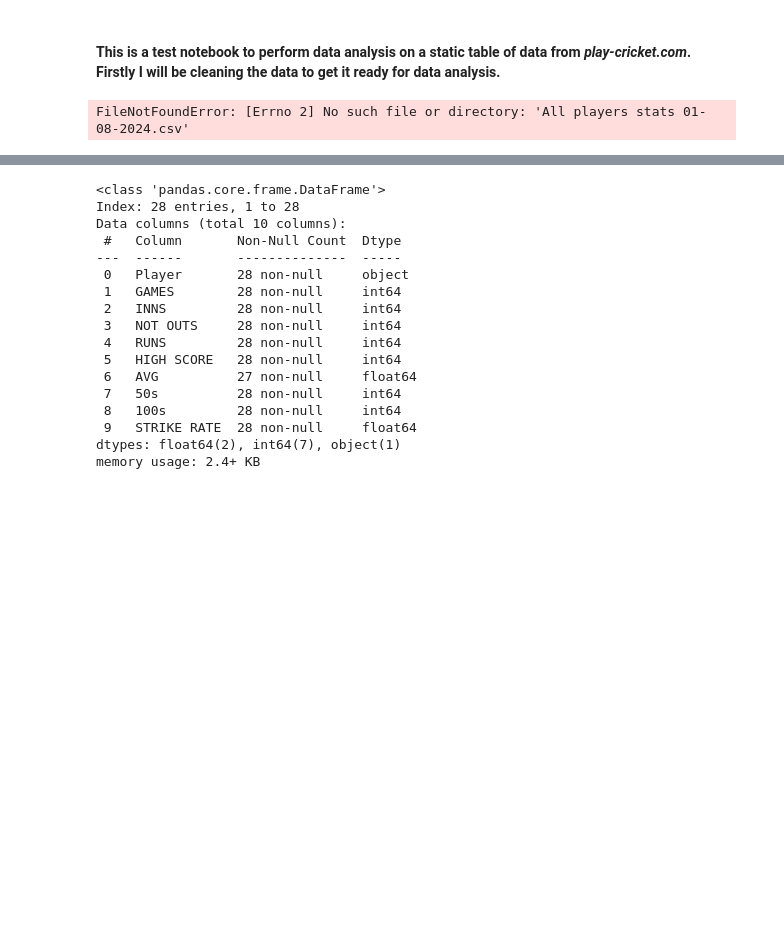
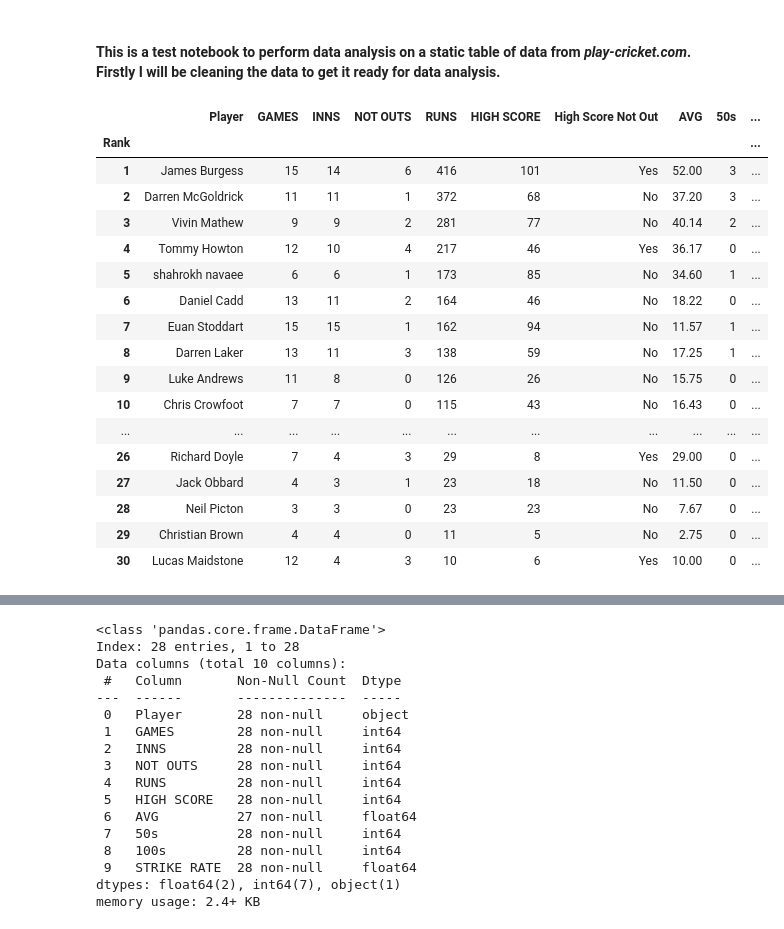
Before and after one commit to TobyDaines/GCCC-Player-Stats-Database, a Jupyter notebook: All Players.ipynb, the cells around one changed output, grey strips where cells are left out. Cells and saved outputs as stored; diff of their text form; code cells hidden in the pictures; blank space fills up the shorter version.

```diff
--- a/All Players.ipynb
+++ b/All Players.ipynb
@@ -10,10 +10,27 @@ import matplotlib.pyplot as plt
 import seaborn as sns
 # %%
 # Reading in the dataframe using pandas
-df = pd.read_csv("All players stats 01-08-2024.csv", index_col="Rank")
+df = pd.read_csv("All player stats 01-08-2024.csv", index_col="Rank")
 df
 # %% [output]
-FileNotFoundError: [Errno 2] No such file or directory: 'All players stats 01-08-2024.csv'
+|  | Player | GAMES | INNS | NOT OUTS | RUNS | HIGH SCORE | High Score Not Out | AVG | 50s | ... |
+| Rank |  |  |  |  |  |  |  |  |  | ... |
+| 1 | James Burgess | 15 | 14 | 6 | 416 | 101 | Yes | 52.00 | 3 | ... |
+| 2 | Darren McGoldrick | 11 | 11 | 1 | 372 | 68 | No | 37.20 | 3 | ... |
+| 3 | Vivin Mathew | 9 | 9 | 2 | 281 | 77 | No | 40.14 | 2 | ... |
+| 4 | Tommy Howton | 12 | 10 | 4 | 217 | 46 | Yes | 36.17 | 0 | ... |
+| 5 | shahrokh navaee | 6 | 6 | 1 | 173 | 85 | No | 34.60 | 1 | ... |
+| 6 | Daniel Cadd | 13 | 11 | 2 | 164 | 46 | No | 18.22 | 0 | ... |
+| 7 | Euan Stoddart | 15 | 15 | 1 | 162 | 94 | No | 11.57 | 1 | ... |
+| 8 | Darren Laker | 13 | 11 | 3 | 138 | 59 | No | 17.25 | 1 | ... |
+| 9 | Luke Andrews | 11 | 8 | 0 | 126 | 26 | No | 15.75 | 0 | ... |
+| 10 | Chris Crowfoot | 7 | 7 | 0 | 115 | 43 | No | 16.43 | 0 | ... |
+| ... | ... | ... | ... | ... | ... | ... | ... | ... | ... | ... |
+| 26 | Richard Doyle | 7 | 4 | 3 | 29 | 8 | Yes | 29.00 | 0 | ... |
+| 27 | Jack Obbard | 4 | 3 | 1 | 23 | 18 | No | 11.50 | 0 | ... |
+| 28 | Neil Picton | 3 | 3 | 0 | 23 | 23 | No | 7.67 | 0 | ... |
+| 29 | Christian Brown | 4 | 4 | 0 | 11 | 5 | No | 2.75 | 0 | ... |
+| 30 | Lucas Maidstone | 12 | 4 | 3 | 10 | 6 | Yes | 10.00 | 0 | ... |
 # %%
 # Dropping column not needed for data analysis
 df.drop('High Score Not Out', axis=1, inplace=True)
```
Also changed, not shown: parts of 2 cells of this notebook.
